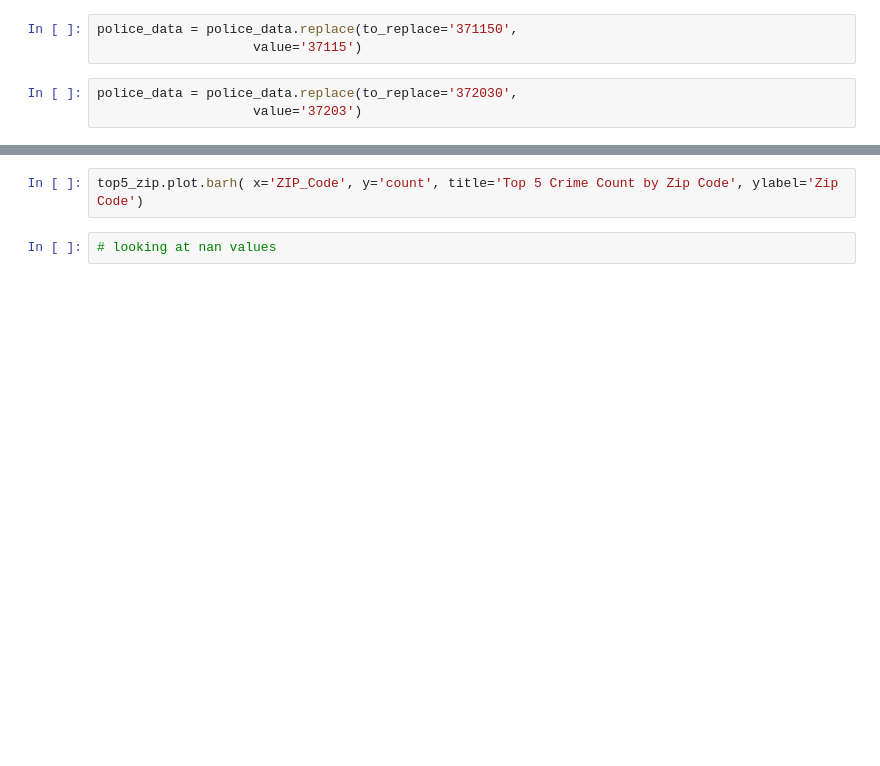
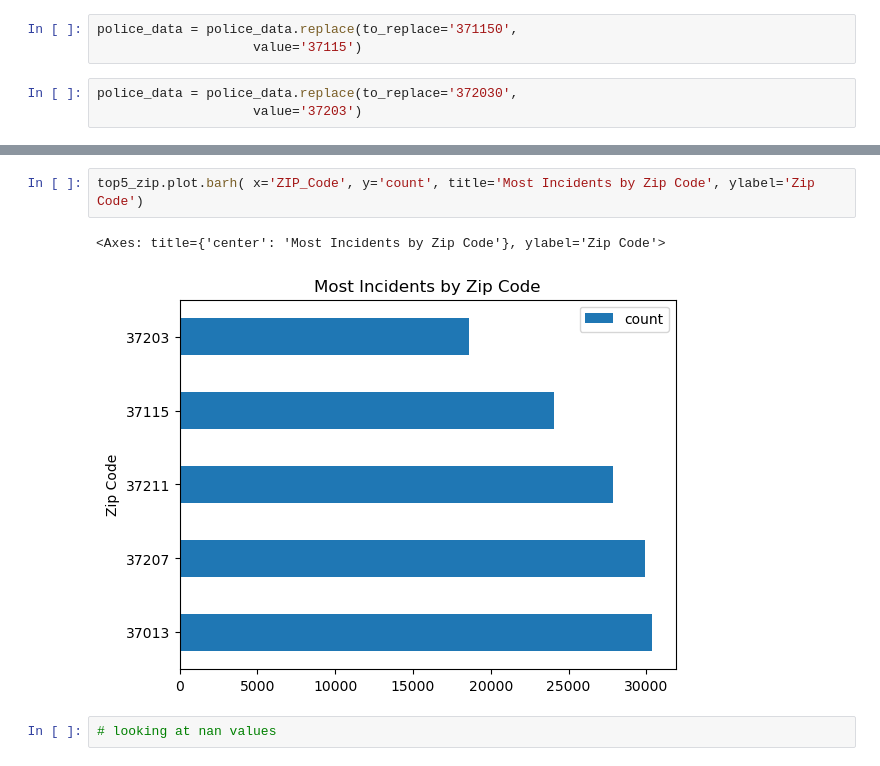
Before and after one commit to ericahen/capstone-da12, a Jupyter notebook: notebooks/police_data_eda.ipynb, the cells around one changed output, grey strips where cells are left out. Drawn from its saved outputs; the diff is of its cells as text; blank space fills up the shorter version.

Commit message:
fixed graph

```diff
--- a/notebooks/police_data_eda.ipynb
+++ b/notebooks/police_data_eda.ipynb
@@ -663,5 +708,8 @@ top5_zip
 # %%
-top5_zip.plot.barh( x='ZIP_Code', y='count', title='Top 5 Crime Count by Zip Code', ylabel='Zip Code')
+top5_zip.plot.barh( x='ZIP_Code', y='count', title='Most Incidents by Zip Code', ylabel='Zip Code')
+# %% [output]
+<Axes: title={'center': 'Most Incidents by Zip Code'}, ylabel='Zip Code'>
+[figure, added]
 # %%
 # looking at nan values
 # %%
```
Also changed, not shown: parts of 9 cells of this notebook.
